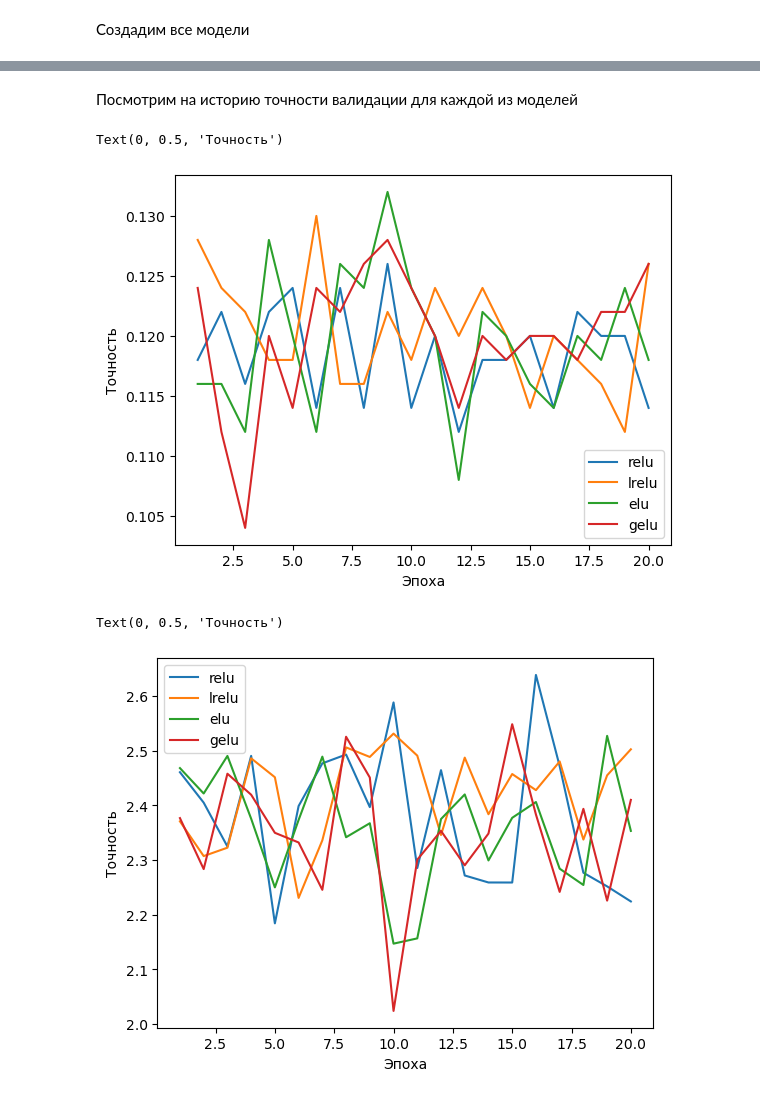
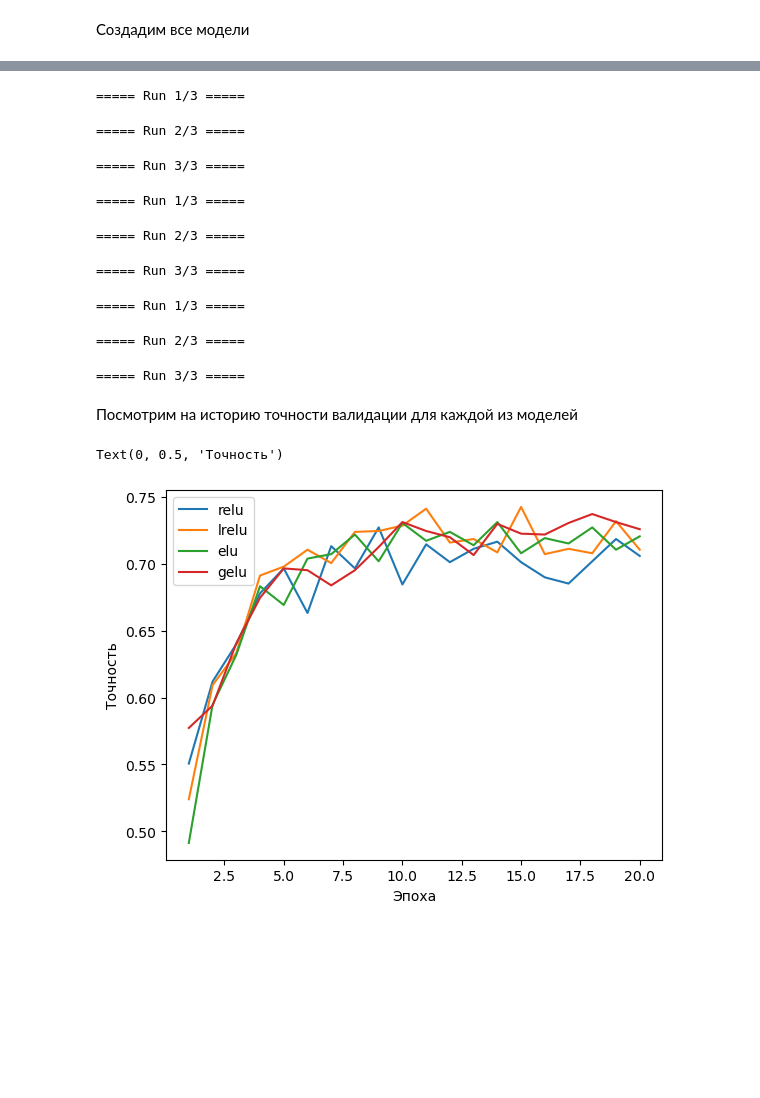
Before and after one commit to EHAT32/cv-masters-2025-fall, a Jupyter notebook: hw2.ipynb, the cells around one changed output, grey strips where cells are left out. Saved outputs shown, nothing was run; the diff lists cells and outputs as text; code cells hidden in the pictures; blank space fills up the shorter version.

```diff
--- a/hw2.ipynb
+++ b/hw2.ipynb
@@ -784,7 +694,0 @@ model_a, a_train_loss, a_val_loss, a_train_acc, a_val_acc = trainModel(model, op
-# %%
-model = ResNetB().to(device)
-
-optimizer = torch.optim.Adam(model.parameters(), lr=1e-3)
-criterion = nn.CrossEntropyLoss()
-
-model_b, b_train_loss, b_val_loss, b_train_acc, b_val_acc = trainModel(model, optimizer, criterion, train_data_loader, val_data_loader, save_name="modelB")
@@ -1169,39 +1026,55 @@ KeyboardInterrupt:
 # %%
-optimizer = torch.optim.Adam(model_lrelu.parameters(), lr=1e-3)
-criterion = nn.CrossEntropyLoss()
-
-model_lrelu, lrelu_train_loss, lrelu_val_loss, lrelu_train_acc, lrelu_val_acc = trainModel(model_lrelu, optimizer, criterion, train_data_loader, val_data_loader, save_name="lrelu")
+resultsLReLU = train_multiple_runs(
+    runs=3,
+    model_constructor=makeLReLU,
+    optimizer_constructor=make_optimizer,
+    criterion=criterion,
+    train_data_loader=train_data_loader,
+    val_data_loader=val_data_loader,
+    epoch_num=20,
+)
+# %% [output]
+===== Run 1/3 =====
+===== Run 2/3 =====
+===== Run 3/3 =====
 # %%
-optimizer = torch.optim.Adam(model_elu.parameters(), lr=1e-3)
-criterion = nn.CrossEntropyLoss()
-
-model_elu, elu_train_loss, elu_val_loss, elu_train_acc, elu_val_acc = trainModel(model_elu, optimizer, criterion, train_data_loader, val_data_loader, save_name="elu")
+resultsELU = train_multiple_runs(
+    runs=3,
+    model_constructor=makeELU,
+    optimizer_constructor=make_optimizer,
+    criterion=criterion,
+    train_data_loader=train_data_loader,
+    val_data_loader=val_data_loader,
+    epoch_num=20,
+)
+# %% [output]
+===== Run 1/3 =====
+===== Run 2/3 =====
+===== Run 3/3 =====
 # %%
-optimizer = torch.optim.Adam(model_gelu.parameters(), lr=1e-3)
-criterion = nn.CrossEntropyLoss()
-
-model_gelu, gelu_train_loss, gelu_val_loss, gelu_train_acc, gelu_val_acc = trainModel(model_gelu, optimizer, criterion, train_data_loader, val_data_loader, save_name="gelu")
+resultsGELU = train_multiple_runs(
+    runs=3,
+    model_constructor=makeGELU,
+    optimizer_constructor=make_optimizer,
+    criterion=criterion,
+    train_data_loader=train_data_loader,
+    val_data_loader=val_data_loader,
+    epoch_num=20,
+)
+# %% [output]
+===== Run 1/3 =====
+===== Run 2/3 =====
+===== Run 3/3 =====
 # %% [markdown]
 Посмотрим на историю точности валидации для каждой из моделей
 # %%
-plt.plot(np.arange(1, len(relu_val_acc)+1, dtype=np.uint16), relu_val_acc, label='relu')
-plt.plot(np.arange(1, len(lrelu_val_acc)+1, dtype=np.uint16), lrelu_val_acc, label='lrelu')
-plt.plot(np.arange(1, len(elu_val_acc)+1, dtype=np.uint16), elu_val_acc, label='elu')
-plt.plot(np.arange(1, len(gelu_val_acc)+1, dtype=np.uint16), gelu_val_acc, label='gelu')
+plt.plot(np.arange(1, EPOCH_NUM+1, dtype=np.uint16), resultsRELU['mean_val_accs'], label='relu')
+plt.plot(np.arange(1, EPOCH_NUM+1, dtype=np.uint16), resultsLReLU['mean_val_accs'], label='lrelu')
+plt.plot(np.arange(1, EPOCH_NUM+1, dtype=np.uint16), resultsELU['mean_val_accs'], label='elu')
+plt.plot(np.arange(1, EPOCH_NUM+1, dtype=np.uint16), resultsGELU['mean_val_accs'], label='gelu')
 plt.legend()
 plt.xlabel("Эпоха")
 plt.ylabel("Точность")
 # %% [output]
 Text(0, 0.5, 'Точность')
-[figure, old version]
+[figure, new version]
-# %%
-plt.plot(np.arange(1, len(relu_train_loss)+1, dtype=np.uint16), relu_train_loss, label='relu')
-plt.plot(np.arange(1, len(lrelu_train_loss)+1, dtype=np.uint16), lrelu_train_loss, label='lrelu')
-plt.plot(np.arange(1, len(elu_train_loss)+1, dtype=np.uint16), elu_train_loss, label='elu')
-plt.plot(np.arange(1, len(gelu_train_loss)+1, dtype=np.uint16), gelu_train_loss, label='gelu')
-plt.legend()
-plt.xlabel("Эпоха")
-plt.ylabel("Точность")
-# %% [output]
-Text(0, 0.5, 'Точность')
-[figure, removed]
```
Also changed, not shown: parts of 55 cells of this notebook.
